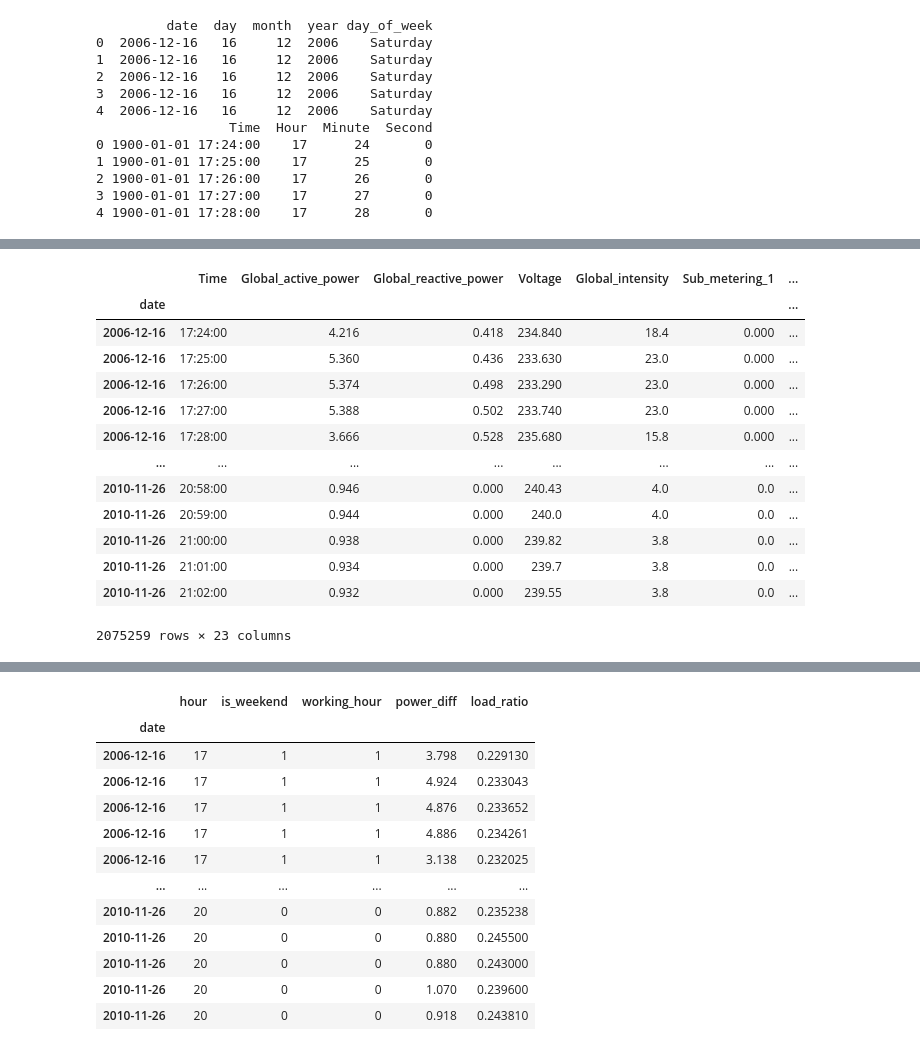
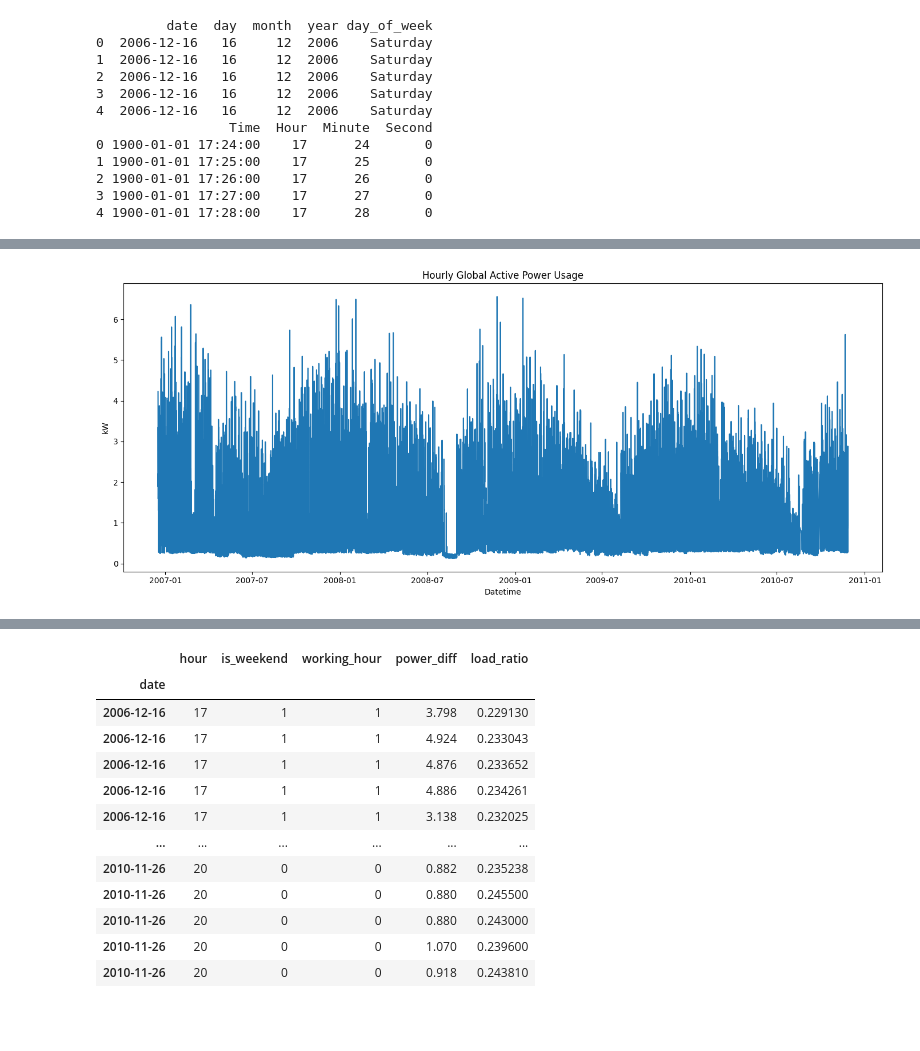
Before and after one commit to Bhuvaneswari-DS/powerpulse_project, a Jupyter notebook: power.ipynb, the cells around one changed output, grey strips where cells are left out. Drawn from its saved outputs; the diff is of its cells as text; code cells hidden in the pictures; blank space fills up the shorter version.

```diff
--- a/power.ipynb
+++ b/power.ipynb
@@ -128,0 +147,2 @@ df.info()
+# %%
+df.drop(columns=['date','Minute','Second'],inplace=True)
@@ -241,3 +316 @@ df
-# %%
-df.drop(columns =['Second','weekday','peak_hour','hour'],inplace=True)
 # %%
@@ -275,22 +338,35 @@ df['date'] = pd.to_datetime(df['date'])
 df.set_index('date', inplace=True)
 # %%
 df.to_csv("processed_power_data.csv", index=False)
-# %%
-df.drop(columns =['date_only'],inplace = True)
-# %%
-df
-# %% [output]
-|  | Time | Global_active_power | Global_reactive_power | Voltage | Global_intensity | Sub_metering_1 | ... |
-| date |  |  |  |  |  |  | ... |
-| 2006-12-16 | 17:24:00 | 4.216 | 0.418 | 234.840 | 18.4 | 0.000 | ... |
-| 2006-12-16 | 17:25:00 | 5.360 | 0.436 | 233.630 | 23.0 | 0.000 | ... |
-| 2006-12-16 | 17:26:00 | 5.374 | 0.498 | 233.290 | 23.0 | 0.000 | ... |
-| 2006-12-16 | 17:27:00 | 5.388 | 0.502 | 233.740 | 23.0 | 0.000 | ... |
-| 2006-12-16 | 17:28:00 | 3.666 | 0.528 | 235.680 | 15.8 | 0.000 | ... |
-| ... | ... | ... | ... | ... | ... | ... | ... |
-| 2010-11-26 | 20:58:00 | 0.946 | 0.000 | 240.43 | 4.0 | 0.0 | ... |
-| 2010-11-26 | 20:59:00 | 0.944 | 0.000 | 240.0 | 4.0 | 0.0 | ... |
-| 2010-11-26 | 21:00:00 | 0.938 | 0.000 | 239.82 | 3.8 | 0.0 | ... |
-| 2010-11-26 | 21:01:00 | 0.934 | 0.000 | 239.7 | 3.8 | 0.0 | ... |
-| 2010-11-26 | 21:02:00 | 0.932 | 0.000 | 239.55 | 3.8 | 0.0 | ... |
-2075259 rows × 23 columns
+# %%
+import pandas as pd
+import matplotlib.pyplot as plt
+import seaborn as sns
+
+# Step 1: Reset index if datetime is stored in the index
+if df.index.name is not None:
+    df = df.reset_index()
+
+# Step 2: Ensure both 'date' and 'Time' columns exist
+if 'date' in df.columns and 'Time' in df.columns:
+    df['Datetime'] = pd.to_datetime(df['date'].astype(str) + ' ' + df['Time'].astype(str))
+    df.set_index('Datetime', inplace=True)
+elif 'Datetime' in df.columns:
+    df['Datetime'] = pd.to_datetime(df['Datetime'])
+    df.set_index('Datetime', inplace=True)
+else:
+    raise KeyError("Expected columns 'date' and 'Time' or 'Datetime' are missing.")
+
+# Step 3: Resample data hourly
+hourly_df = df.resample('H').mean(numeric_only=True)
+
+# Step 4: Plot energy usage trends
+plt.figure(figsize=(14, 6))
+sns.lineplot(data=hourly_df['Global_active_power'])
+plt.title('Hourly Global Active Power Usage')
+plt.xlabel('Datetime')
+plt.ylabel('kW')
+plt.tight_layout()
+plt.show()
+# %% [output]
+[figure, added]
```
Also changed, not shown: parts of 12 cells of this notebook.
